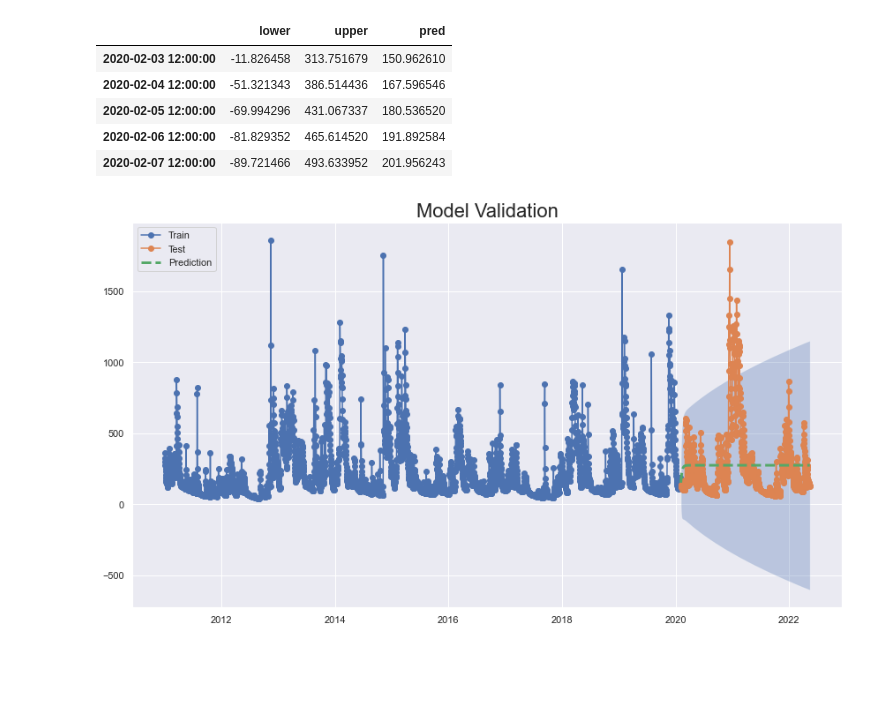
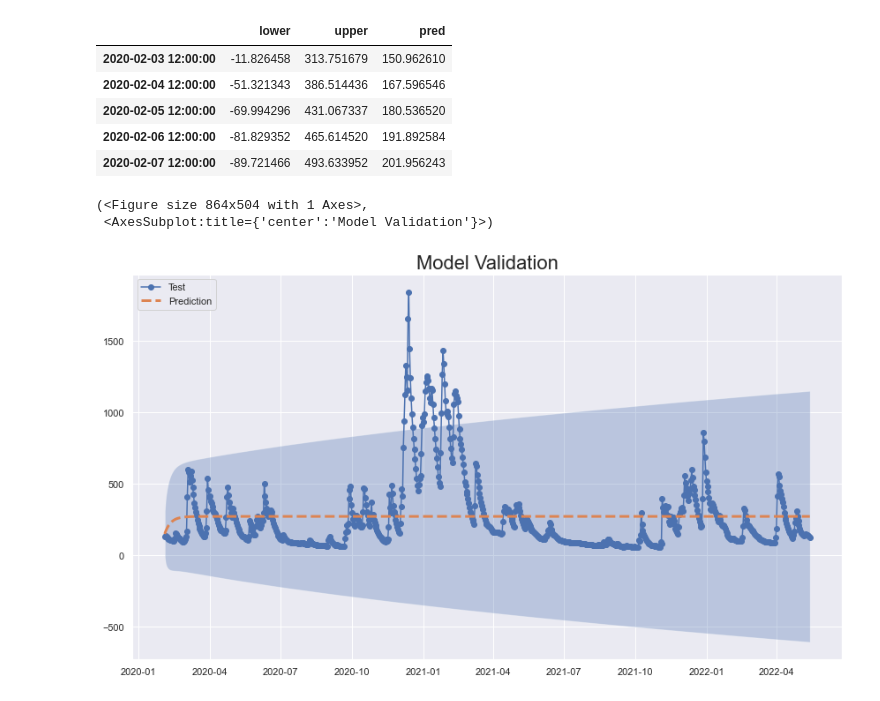
Before and after one commit to kode-git/copernicus, a Jupyter notebook: notebooks/data_modelling.ipynb, the cells around one changed output. Drawn from its saved outputs; the diff is of its cells as text; code cells hidden in the pictures; blank space fills up the shorter version.

Commit message:
refactoring training and testing sets

```diff
--- a/notebooks/data_modelling.ipynb
+++ b/notebooks/data_modelling.ipynb
@@ -580,7 +578,8 @@ def forecast_to_df(model, steps=12):
     pred_df.columns = ['lower', 'upper', 'pred']
     return pred_df
 
-pred_df = forecast_to_df(results, steps=len(sample_test))
+steps = len(sample_test)
+pred_df = forecast_to_df(results, steps=steps)
 pred_df.head()
 # %% [output]
 |  | lower | upper | pred |
@@ -591,20 +590,21 @@ pred_df.head()
 | 2020-02-07 12:00:00 | -89.721466 | 493.633952 | 201.956243 |
 # %%
 # Plotting Predictions
-def plot_train_test_pred(train,test,pred_df):
+def plot_train_test_pred(test,pred_df):
     fig,ax = plt.subplots(figsize=(12,7))
     kws = dict(marker='o')
 
-    ax.plot(train,label='Train',**kws)
     ax.plot(test,label='Test',**kws)
     ax.plot(pred_df['pred'],label='Prediction',ls='--',linewidth=3)
 
     ax.fill_between(x=pred_df.index,y1=pred_df['lower'],y2=pred_df['upper'],alpha=0.3)
     ax.set_title('Model Validation', fontsize=22)
     ax.legend(loc='upper left')
     fig.tight_layout()
     return fig,ax
 
-plot_train_test_pred(sample_train,sample_test,pred_df)
+plot_train_test_pred(sample_test,pred_df)
 # %% [output]
+(<Figure size 864x504 with 1 Axes>,
+ <AxesSubplot:title={'center':'Model Validation'}>)
-[figure, old version]
+[figure, new version]
```
Also changed, not shown: parts of 12 cells of this notebook.
